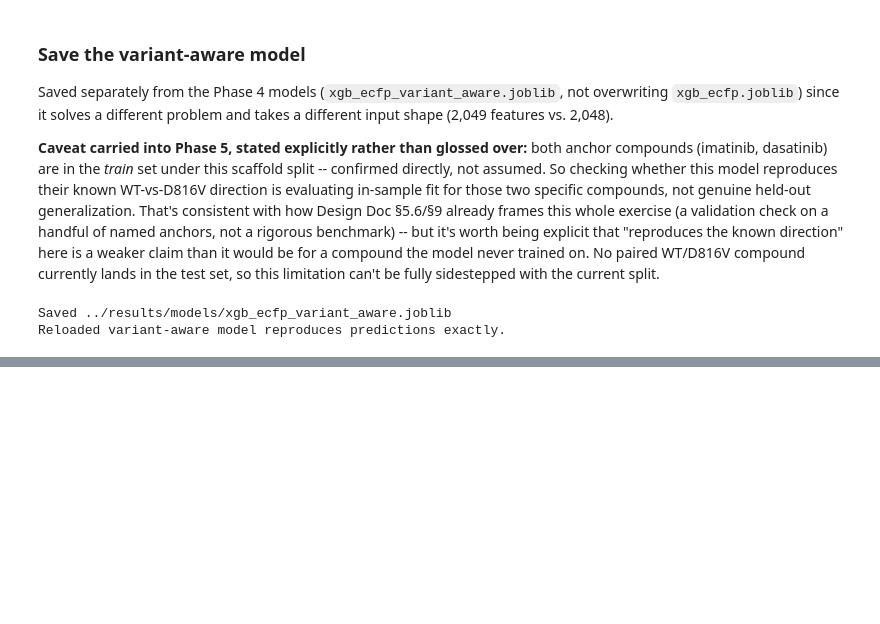
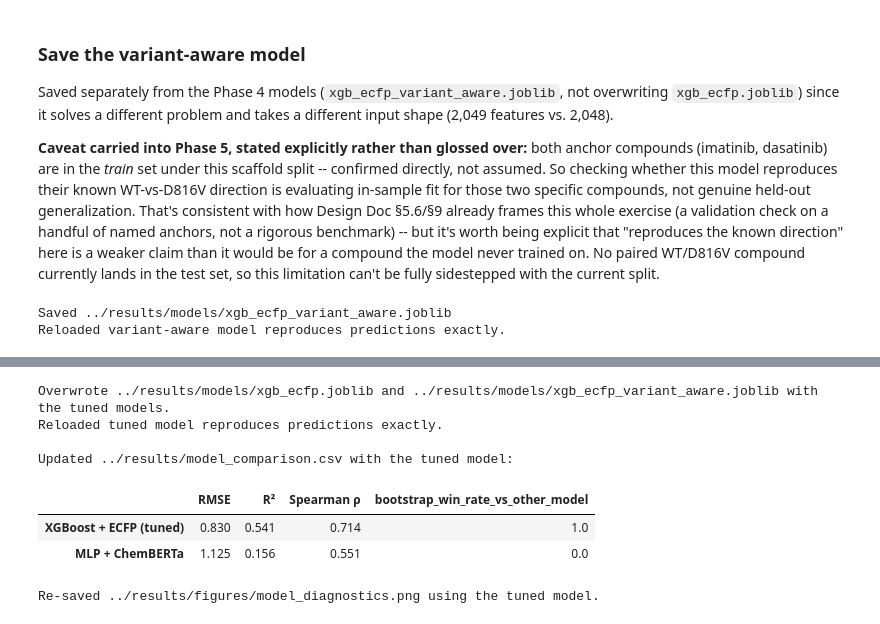
Before and after one commit to leabrodyheine/kit-inhibitor-binding-prediction, a Jupyter notebook: notebooks/04_model_training.ipynb, the cells around one changed output, grey strips where cells are left out. Drawn from its saved outputs; the diff is of its cells as text; code cells hidden in the pictures; blank space fills up the shorter version.

```diff
--- a/notebooks/04_model_training.ipynb
+++ b/notebooks/04_model_training.ipynb
@@ -386,0 +395,15 @@ Reloaded variant-aware model reproduces predictions exactly.
+# %%
+from data_utils import bemis_murcko_scaffold
+from models import tune_xgboost_ecfp
+
+train_smiles = df["canonical_smiles"].to_numpy()[train_idx]
+train_scaffold_groups = np.array([bemis_murcko_scaffold(s) for s in train_smiles])
+print(f"{len(set(train_scaffold_groups))} unique scaffolds across {len(train_scaffold_groups)} training rows "
+      "(grouped CV keeps every scaffold's rows in one fold, never split across train/validation within a fold).")
+
+xgb_ecfp_tuned, tuned_params = tune_xgboost_ecfp(
+    X_train, y_train, train_scaffold_groups, n_iter=80, n_splits=5, seed=0, n_jobs=8
+)
+print("\nBest hyperparameters found (80 candidates x 5 scaffold-grouped folds = 400 fits, train set only):")
+for key, value in tuned_params.items():
+    print(f"  {key}: {value}")
@@ -387,3 +504,45 @@ Reloaded variant-aware model reproduces predictions exactly.
+# %%
+joblib.dump(xgb_ecfp_tuned, MODELS_DIR / "xgb_ecfp.joblib")
+joblib.dump(xgb_ecfp_variant_tuned, MODELS_DIR / "xgb_ecfp_variant_aware.joblib")
+print(f"Overwrote {MODELS_DIR / 'xgb_ecfp.joblib'} and {MODELS_DIR / 'xgb_ecfp_variant_aware.joblib'} with the tuned models.")
+
+reloaded_tuned = joblib.load(MODELS_DIR / "xgb_ecfp.joblib")
+assert np.array_equal(reloaded_tuned.predict(X_test), xgb_ecfp_tuned.predict(X_test))
+print("Reloaded tuned model reproduces predictions exactly.")
+
+final_comparison = pd.DataFrame(
+    {
+        "XGBoost + ECFP (tuned)": tuned_metrics,
+        "MLP + ChemBERTa": chemberta_metrics,
+    }
+).T
+final_comparison.columns = ["RMSE", "R²", "Spearman ρ"]
+final_win_rates = bootstrap_compare(y_test, xgb_ecfp_tuned.predict(X_test), chemberta_preds, n_boot=1000, seed=0)
+final_comparison["bootstrap_win_rate_vs_other_model"] = [final_win_rates["rmse"], 1 - final_win_rates["rmse"]]
+
+comparison_path = RESULTS_DIR / "model_comparison.csv"
+final_comparison.to_csv(comparison_path)
+print(f"\nUpdated {comparison_path} with the tuned model:")
+final_comparison.round(3)
+# %% [output]
+Overwrote ../results/models/xgb_ecfp.joblib and ../results/models/xgb_ecfp_variant_aware.joblib with the tuned models.
+Reloaded tuned model reproduces predictions exactly.
+
+Updated ../results/model_comparison.csv with the tuned model:
+|  | RMSE | R² | Spearman ρ | bootstrap_win_rate_vs_other_model |
+| XGBoost + ECFP (tuned) | 0.830 | 0.541 | 0.714 | 1.0 |
+| MLP + ChemBERTa | 1.125 | 0.156 | 0.551 | 0.0 |
+# %%
+# Regenerate the diagnostic plot (step 7) with the tuned model's predictions,
+# so the saved figure matches the model actually saved to results/models/.
+fig = plot_diagnostics(
+    y_test,
+    {"XGBoost + ECFP (tuned)": xgb_ecfp_tuned.predict(X_test), "MLP + ChemBERTa": chemberta_preds},
+    save_path=FIGURES_DIR / "model_diagnostics.png",
+)
+print(f"Re-saved {FIGURES_DIR / 'model_diagnostics.png'} using the tuned model.")
+# %% [output]
+Re-saved ../results/figures/model_diagnostics.png using the tuned model.
 # %% [markdown]
 ### Summary
 
```
Also changed, not shown: parts of 8 cells of this notebook, 9 other files.
